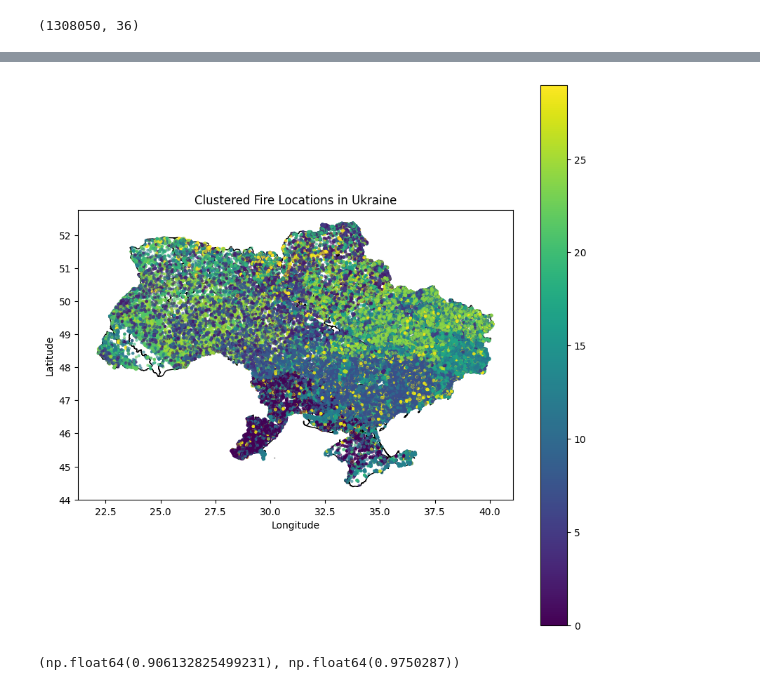
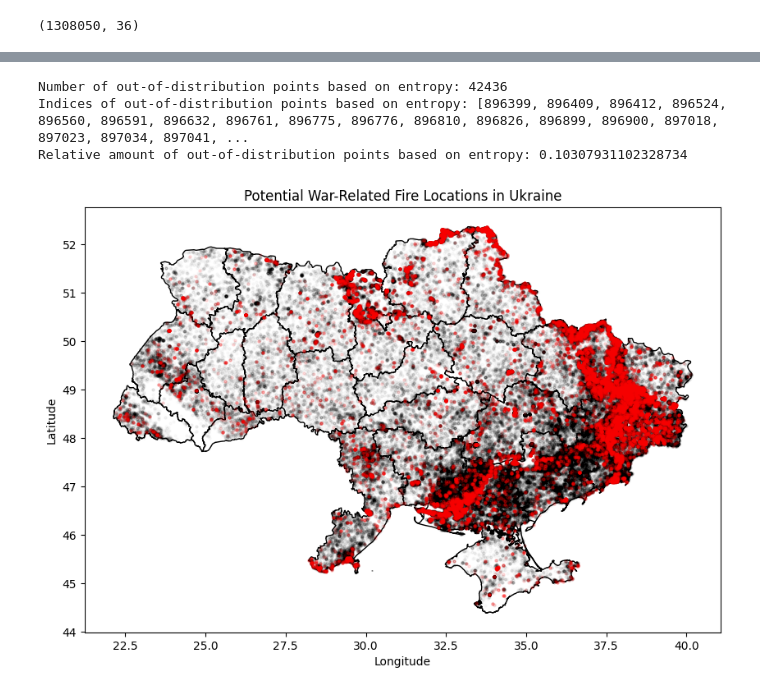
Before and after one commit to GianMan89/war-fire-model, a Jupyter notebook: clustering.ipynb, the cells around one changed output, grey strips where cells are left out. Saved outputs shown, nothing was run; the diff lists cells and outputs as text; code cells hidden in the pictures.

Commit message:
Update: Improved clustering, classification and OOD detection

```diff
--- a/clustering.ipynb
+++ b/clustering.ipynb
@@ -201,41 +218,62 @@ X_post_pca.head()
 # Predict the cluster labels for the X_post data
 y_post_proba = rf.predict_proba(X_post_pca)
 y_post_pred = np.argmax(y_post_proba, axis=1)
+# %%
+from scipy.stats import entropy
+
+# Calculate the entropy of the predicted probabilities for pre and post war data
+entropy_pre = entropy(y_pre_proba, axis=1)
+entropy_post = entropy(y_post_proba, axis=1)
+
+# Set a threshold for out-of-distribution detection based on the pre-war data entropy
+threshold_entropy = np.percentile(entropy_pre, 98)  # 95th percentile
+
+# Detect out-of-distribution points in the post-war data
+ood = pd.Series(entropy_post > threshold_entropy)
+
+# Adjust the indices to fit with the original data
+ood.index = X_post.index
+
+# List the indices of out-of-distribution points
+ood_indices = list(ood[ood].index)
+
+# Print the results
+print(f"Number of out-of-distribution points based on entropy: {ood.sum()}")
+print(f"Indices of out-of-distribution points based on entropy: {ood_indices}")
+print(f"Relative amount of out-of-distribution points based on entropy: {ood.mean()}")
+# %% [output]
+Number of out-of-distribution points based on entropy: 42436
+Indices of out-of-distribution points based on entropy: [896399, 896409, 896412, 896524, 896560, 896591, 896632, 896761, 896775, 896776, 896810, 896826, 896899, 896900, 897018, 897023, 897034, 897041, ...
+Relative amount of out-of-distribution points based on entropy: 0.10307931102328734
 # %%
 import geopandas as gpd
 
 import matplotlib.pyplot as plt
 
 # Load the shapefile containing the administrative borders of Ukraine
 ukraine_borders = gpd.read_file('input_data/raw/ukr_borders/ua.shp')
 
 # Ensure the aggregated_data_sample is a GeoDataFrame
-aggregated_data_sample_gdf = gpd.GeoDataFrame(X_ts_post, geometry=gpd.points_from_xy(X_ts_post.LONGITUDE, X_ts_post.LATITUDE))
+# Select only the out-of-distribution samples
+ood_df = gpd.GeoDataFrame(X_ts_post.loc[ood_indices], geometry=gpd.points_from_xy(X_ts_post.loc[ood_indices].LONGITUDE, X_ts_post.loc[ood_indices].LATITUDE))
+# Select only the non out-of-distribution samples
+n_ood_df = gpd.GeoDataFrame(X_ts_post.loc[~ood], geometry=gpd.points_from_xy(X_ts_post.loc[~ood].LONGITUDE, X_ts_post.loc[~ood].LATITUDE))
 
 # Set the same coordinate reference system (CRS) for both GeoDataFrames
-aggregated_data_sample_gdf.set_crs(epsg=4326, inplace=True)
+ood_df.set_crs(epsg=4326, inplace=True)
+n_ood_df.set_crs(epsg=4326, inplace=True)
 ukraine_borders.set_crs(epsg=4326, inplace=True)
-
-# Add cluster labels to the GeoDataFrame
-aggregated_data_sample_gdf['cluster'] = y_post_pred
-
-# Select only samples with certain cluster labels
-# aggregated_data_sample_gdf = aggregated_data_sample_gdf[aggregated_data_sample_gdf['cluster'].isin([0])]
 
 # Plot the Ukraine map and the clustered samples
 fig, ax = plt.subplots(figsize=(10, 10))
 ukraine_borders.plot(ax=ax, color='white', edgecolor='black')
-aggregated_data_sample_gdf.plot(ax=ax, column='cluster', cmap='viridis', markersize=5, alpha=0.5, legend=True)
-plt.title('Clustered Fire Locations in Ukraine')
+# Plot the non out-of-distribution samples in black with high transparency
+n_ood_df.plot(ax=ax, color='black', markersize=5, alpha=0.02)
+# Plot the out-of-distribution samples in red with high transparency
+ood_df.plot(ax=ax, color='red', markersize=5, alpha=0.1)
+plt.title('Potential War-Related Fire Locations in Ukraine')
 plt.xlabel('Longitude')
 plt.ylabel('Latitude')
 plt.show()
 # %% [output]
-[figure, old version]
+[figure, new version]
-# %%
-# Average probability for the most probable cluster for post and pre war data
-avg_prob_post = np.max(y_post_proba, axis=1).mean()
-avg_prob_pre = np.max(y_pre_proba, axis=1).mean()
-avg_prob_post, avg_prob_pre
-# %% [output]
-(np.float64(0.906132825499231), np.float64(0.9750287))
```
Also changed, not shown: parts of 12 cells of this notebook.
